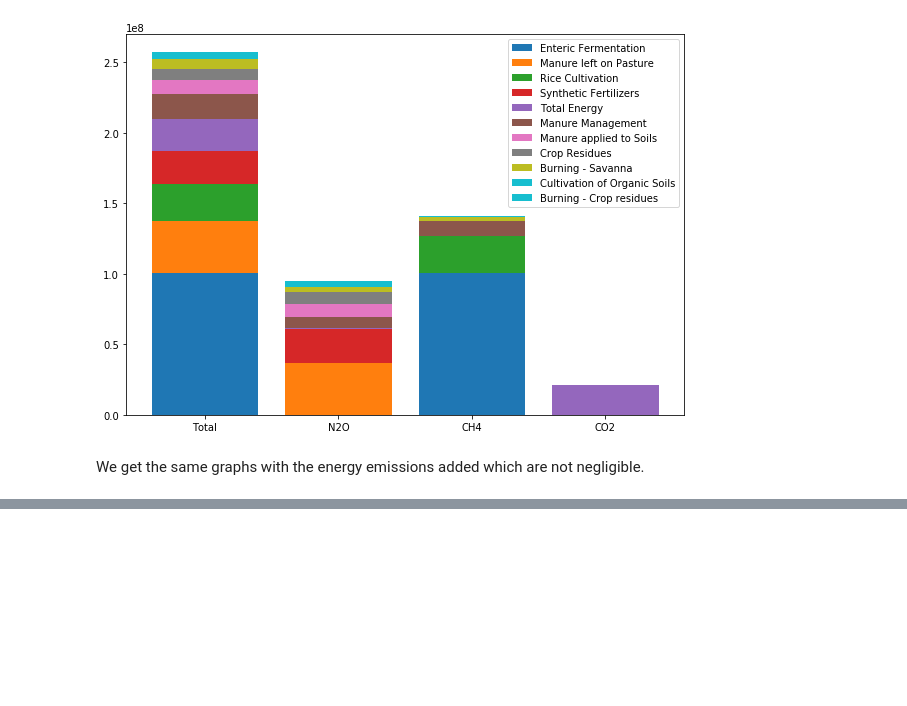
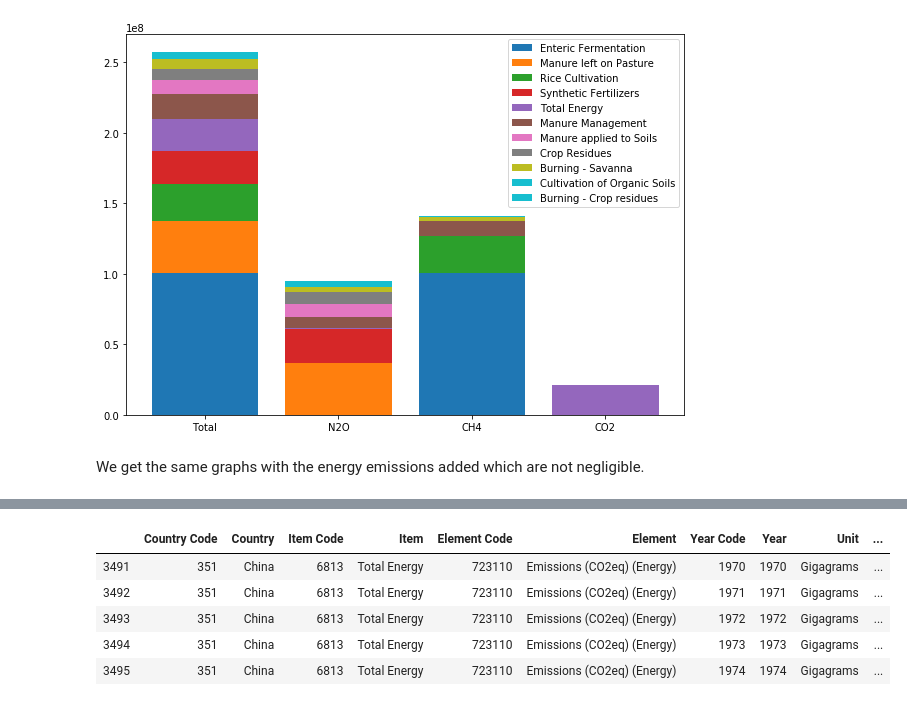
Before and after one commit to Lambo97/ADAProject, a Jupyter notebook: src/greenhouse.ipynb, the cells around one changed output, grey strips where cells are left out. Saved outputs shown, nothing was run; the diff lists cells and outputs as text; code cells hidden in the pictures; blank space fills up the shorter version.

```diff
--- a/src/greenhouse.ipynb
+++ b/src/greenhouse.ipynb
@@ -470,0 +469,26 @@ We get the same graphs with the energy emissions added which are not negligible.
+# %%
+# Remove aggregation country
+emissions_energy_tot.Country.unique()
+agg_country = ['World', 'Africa',
+       'Eastern Africa', 'Middle Africa', 'Northern Africa',
+       'Southern Africa', 'Western Africa', 'Americas',
+       'Northern America', 'Central America', 'Caribbean',
+       'South America', 'Asia', 'Central Asia', 'Eastern Asia',
+       'Southern Asia', 'South-Eastern Asia', 'Western Asia', 'Europe',
+       'Eastern Europe', 'Northern Europe', 'Southern Europe',
+       'Western Europe', 'Oceania', 'Australia & New Zealand',
+       'Melanesia', 'Micronesia', 'Polynesia', 'European Union',
+       'Least Developed Countries', 'Land Locked Developing Countries',
+       'Small Island Developing States',
+       'Low Income Food Deficit Countries',
+       'Net Food Importing Developing Countries', 'Annex I countries',
+       'Non-Annex I countries', 'OECD']
+emissions_energy_tot = emissions_energy_tot.drop(emissions_energy_tot[emissions_energy_tot['Country'].isin(agg_country)].index)
+emissions_energy_tot.head()
+# %% [output]
+|  | Country Code | Country | Item Code | Item | Element Code | Element | Year Code | Year | Unit | ... |
+| 3491 | 351 | China | 6813 | Total Energy | 723110 | Emissions (CO2eq) (Energy) | 1970 | 1970 | Gigagrams | ... |
+| 3492 | 351 | China | 6813 | Total Energy | 723110 | Emissions (CO2eq) (Energy) | 1971 | 1971 | Gigagrams | ... |
+| 3493 | 351 | China | 6813 | Total Energy | 723110 | Emissions (CO2eq) (Energy) | 1972 | 1972 | Gigagrams | ... |
+| 3494 | 351 | China | 6813 | Total Energy | 723110 | Emissions (CO2eq) (Energy) | 1973 | 1973 | Gigagrams | ... |
+| 3495 | 351 | China | 6813 | Total Energy | 723110 | Emissions (CO2eq) (Energy) | 1974 | 1974 | Gigagrams | ... |
```
Also changed, not shown: parts of 12 cells of this notebook, 2 other files.
